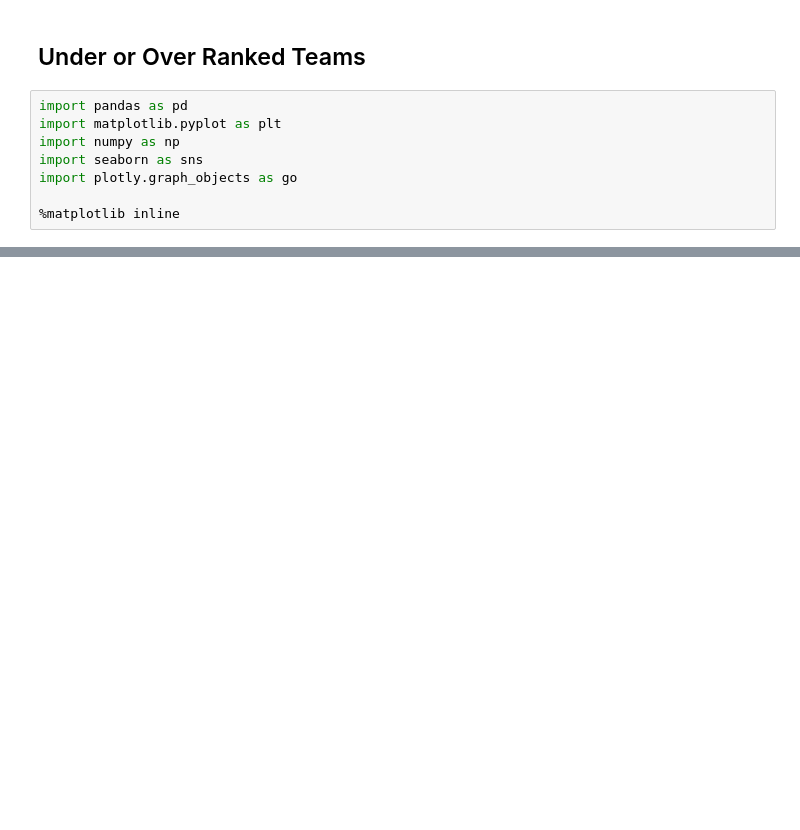
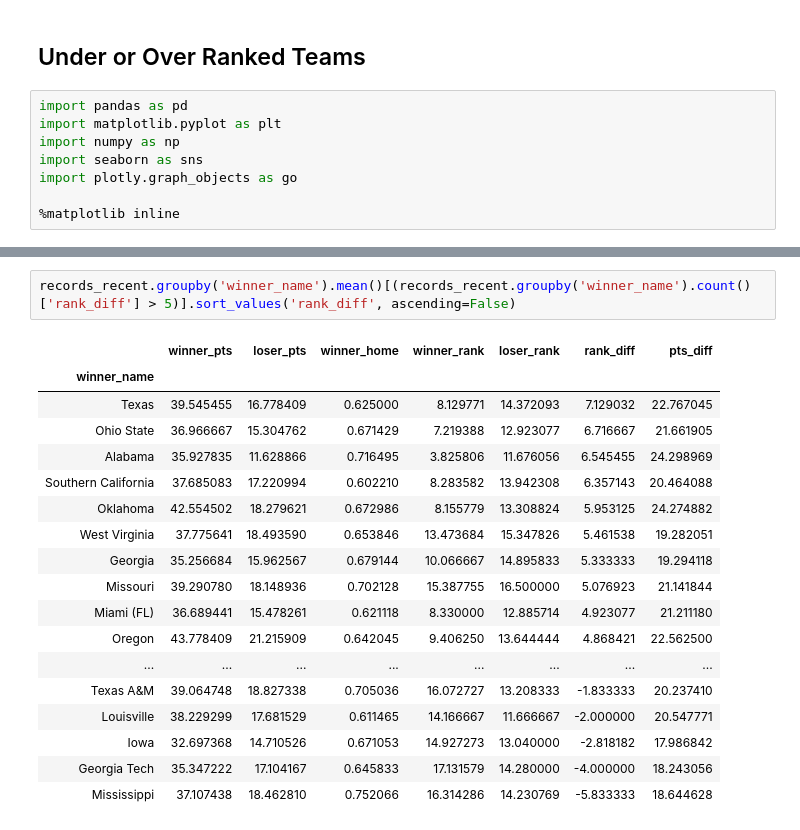
Before and after one commit to redhairedcelt/College_Football_Analysis, a Jupyter notebook: CF Over or Under Ranked Teams.ipynb, the cells around one changed output, grey strips where cells are left out. Cells and saved outputs as stored; diff of their text form; blank space fills up the shorter version.

```diff
--- a/CF Over or Under Ranked Teams.ipynb
+++ b/CF Over or Under Ranked Teams.ipynb
@@ -67,0 +69,21 @@ records_recent[(records_recent['loser_name'] == 'Texas') & (records_recent['rank
+# %%
+records_recent.groupby('winner_name').mean()[(records_recent.groupby('winner_name').count()['rank_diff'] > 5)].sort_values('rank_diff', ascending=False)
+# %% [output]
+|  | winner_pts | loser_pts | winner_home | winner_rank | loser_rank | rank_diff | pts_diff |
+| winner_name |  |  |  |  |  |  |  |
+| Texas | 39.545455 | 16.778409 | 0.625000 | 8.129771 | 14.372093 | 7.129032 | 22.767045 |
+| Ohio State | 36.966667 | 15.304762 | 0.671429 | 7.219388 | 12.923077 | 6.716667 | 21.661905 |
+| Alabama | 35.927835 | 11.628866 | 0.716495 | 3.825806 | 11.676056 | 6.545455 | 24.298969 |
+| Southern California | 37.685083 | 17.220994 | 0.602210 | 8.283582 | 13.942308 | 6.357143 | 20.464088 |
+| Oklahoma | 42.554502 | 18.279621 | 0.672986 | 8.155779 | 13.308824 | 5.953125 | 24.274882 |
+| West Virginia | 37.775641 | 18.493590 | 0.653846 | 13.473684 | 15.347826 | 5.461538 | 19.282051 |
+| Georgia | 35.256684 | 15.962567 | 0.679144 | 10.066667 | 14.895833 | 5.333333 | 19.294118 |
+| Missouri | 39.290780 | 18.148936 | 0.702128 | 15.387755 | 16.500000 | 5.076923 | 21.141844 |
+| Miami (FL) | 36.689441 | 15.478261 | 0.621118 | 8.330000 | 12.885714 | 4.923077 | 21.211180 |
+| Oregon | 43.778409 | 21.215909 | 0.642045 | 9.406250 | 13.644444 | 4.868421 | 22.562500 |
+| ... | ... | ... | ... | ... | ... | ... | ... |
+| Texas A&M | 39.064748 | 18.827338 | 0.705036 | 16.072727 | 13.208333 | -1.833333 | 20.237410 |
+| Louisville | 38.229299 | 17.681529 | 0.611465 | 14.166667 | 11.666667 | -2.000000 | 20.547771 |
+| Iowa | 32.697368 | 14.710526 | 0.671053 | 14.927273 | 13.040000 | -2.818182 | 17.986842 |
+| Georgia Tech | 35.347222 | 17.104167 | 0.645833 | 17.131579 | 14.280000 | -4.000000 | 18.243056 |
+| Mississippi | 37.107438 | 18.462810 | 0.752066 | 16.314286 | 14.230769 | -5.833333 | 18.644628 |
```
Also changed, not shown: parts of 7 cells of this notebook.
